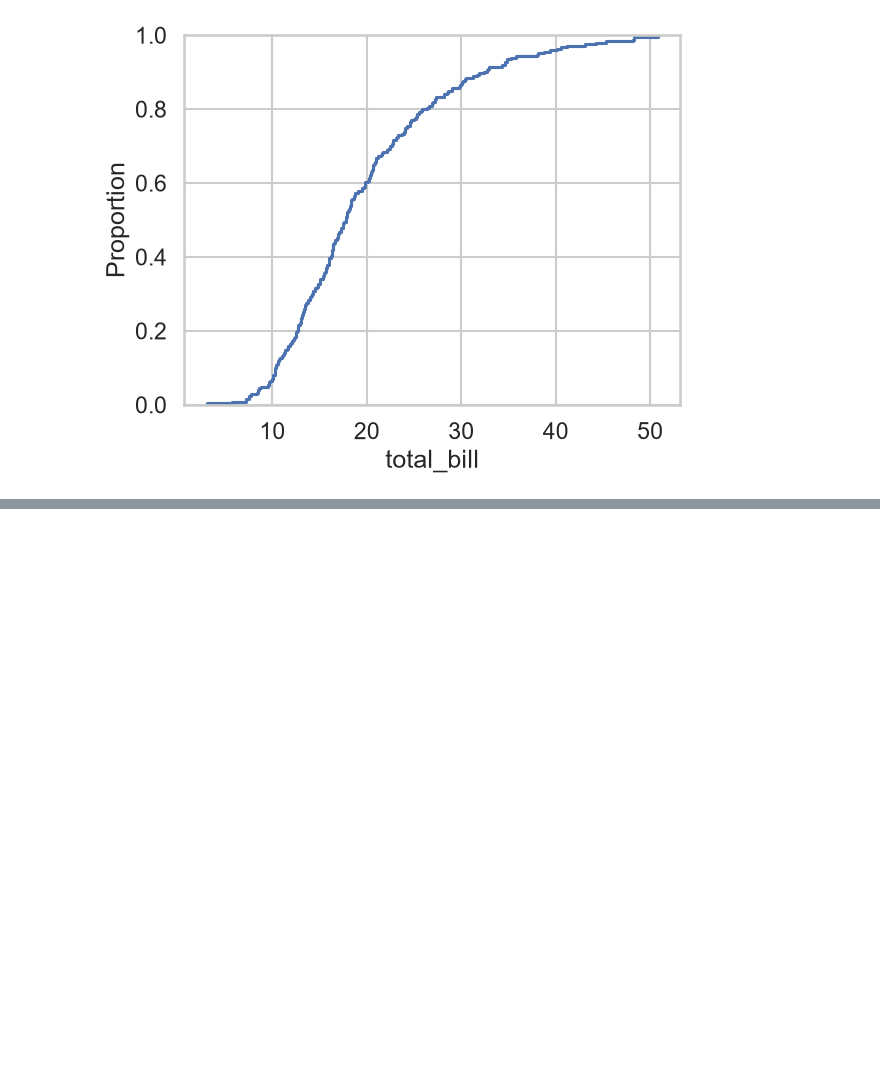
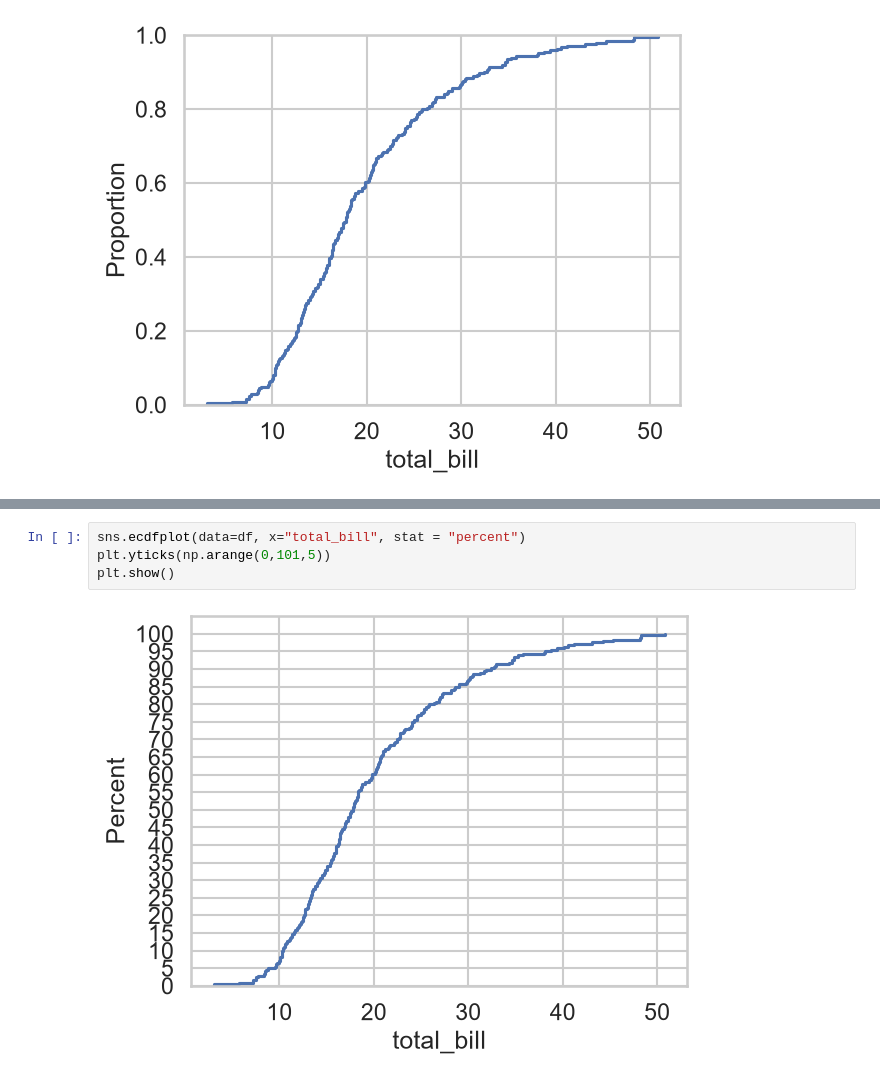
Before and after one commit to Bhawani0038/Python-Complete-Content, a Jupyter notebook: 24_seaborn/sample.ipynb, the cells around one changed output, grey strips where cells are left out. Drawn from its saved outputs; the diff is of its cells as text; blank space fills up the shorter version.

```diff
--- a/24_seaborn/sample.ipynb
+++ b/24_seaborn/sample.ipynb
@@ -426,0 +53,6 @@ plt.show()
+# %%
+sns.ecdfplot(data=df, x="total_bill", stat = "percent")
+plt.yticks(np.arange(0,101,5))
+plt.show()
+# %% [output]
+[figure, added]
```
Also changed, not shown: parts of 58 cells of this notebook, 8 other files.
